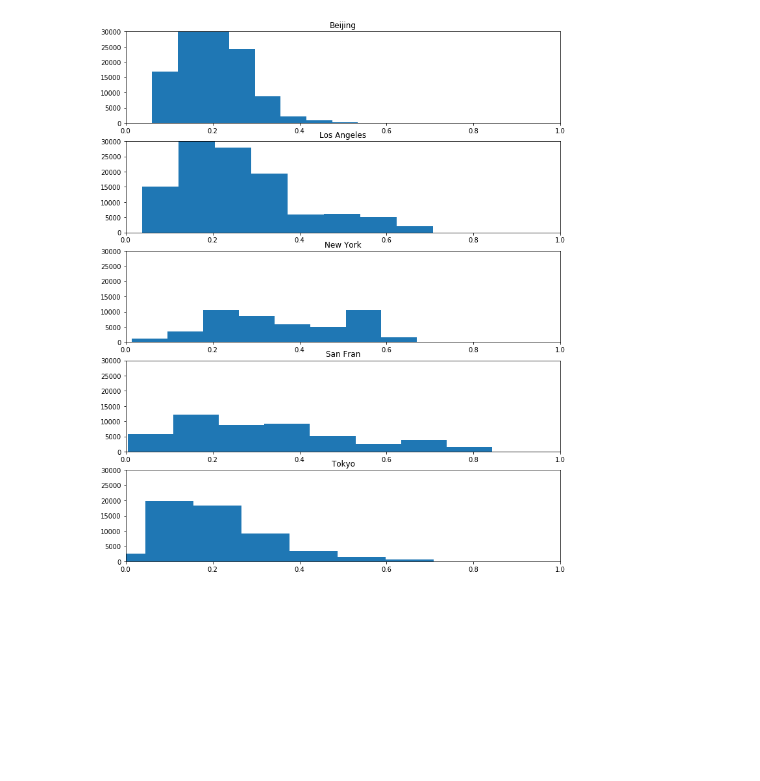
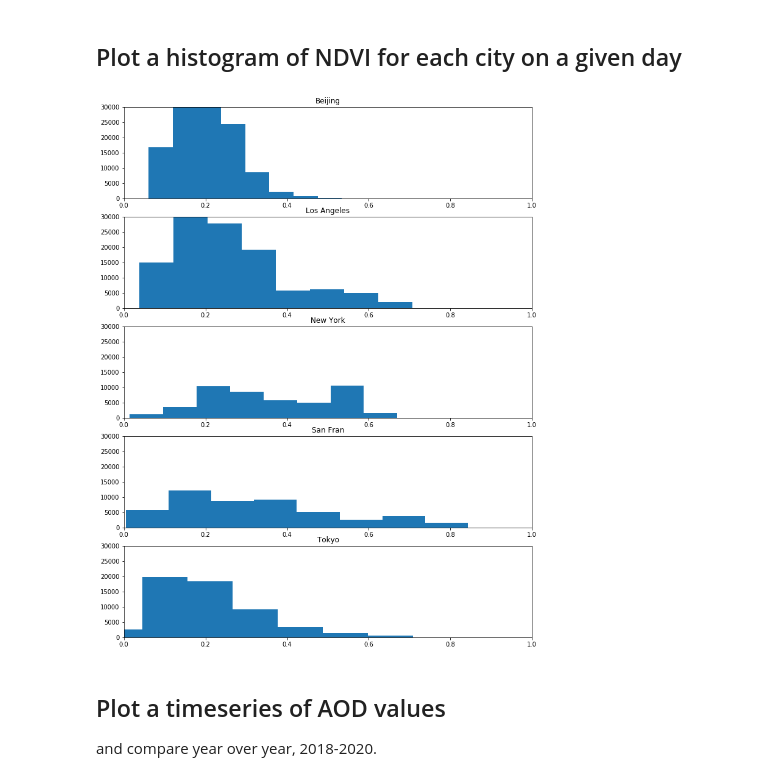
Before and after one commit to abarciauskas-bgse/explore-cogs, a Jupyter notebook: nasa-spaceapps2020-cogs.ipynb, the cells around one changed output. Drawn from its saved outputs; the diff is of its cells as text; code cells hidden in the pictures; blank space fills up the shorter version.

```diff
--- a/nasa-spaceapps2020-cogs.ipynb
+++ b/nasa-spaceapps2020-cogs.ipynb
@@ -35,17 +38,0 @@ latlons = dict(
-# %%
-# Collection configuration
-buckets = dict(no2='omi-no2-nasa', aod='modis-aod-nasa', vi='modis-vi-nasa')
-nodata_values = dict(no2=-1.26765060000000006e+30, aod=-28672, vi=-3000)
-
-modis_dates = {
-    'MOD13A2.006': { 2018: [], 2019: [], 2020: [] },
-    'MYD13A2.006': { 2018: [], 2019: [], 2020: [] }
-}
-
-# MODIS VI data is every 16 days, so create a dictionary of dates for looking up the nearest date
-modis_vi_bucket = s3.Bucket(buckets['vi'])
-for year in range(2018, 2021):
-    for collection in modis_dates.keys():
-        for tif in list(modis_vi_bucket.objects.filter(Prefix=f'{collection}/{year}')):
-            date = datetime.strptime(tif.key, f'{collection}/%Y.%m.%d.tif')
-            modis_dates[collection][year].append(date)
@@ -88,35 +39,26 @@ def get_tile_url(opts={}):
-# %%
-def get_city_tile(opts={}):
-    """ Return tile for city on date """
-    city = opts.get('city')
-    zoom = opts.get('zoom')
-    city_tile = mercantile.tile(latlons[city]['lon'], latlons[city]['lat'], zoom)
-    tile_url = get_tile_url(opts)
-    tile, mask = cogeo.tile(
-        tile_url,
-        city_tile.x,  # mercator tile X value (arbitrary map tile location within the source image)
-        city_tile.y,  # mercator tile Y value
-        zoom,  # mercator tile Z value
-        tilesize=256
-    )
-    return tile
+# %% [markdown]
+## Plot a histogram of NDVI for each city on a given day
 # %%
-# Plot a histogram of NO2 for each city on a given day
 date = datetime(2020, 4, 1)
-plt.rcParams["figure.figsize"] = (12, 15)
+plt.rcParams["figure.figsize"] = (12, 16)
 fig, axs = plt.subplots(5)
 variable = 'vi'
 zoom = 10
+
 for idx, city in enumerate(latlons.keys()):
     tile = get_city_tile(dict(collection=variable, date=date, zoom=zoom, city=city))
     data = tile[tile != nodata_values[variable]]
     axis = axs[idx]
     axis.hist(data, bins=8)
     axis.set_title(city_title(city))
     axis.set_ylim(0, 30000)
     axis.set_xlim(0, 1)
 # %% [output]
-[figure, old version]
+[figure, new version]
+# %% [markdown]
+## Plot a timeseries of AOD values
+
+and compare year over year, 2018-2020.
 # %%
 %%time
 
```
Also changed, not shown: parts of 11 cells of this notebook, 2 other files.
